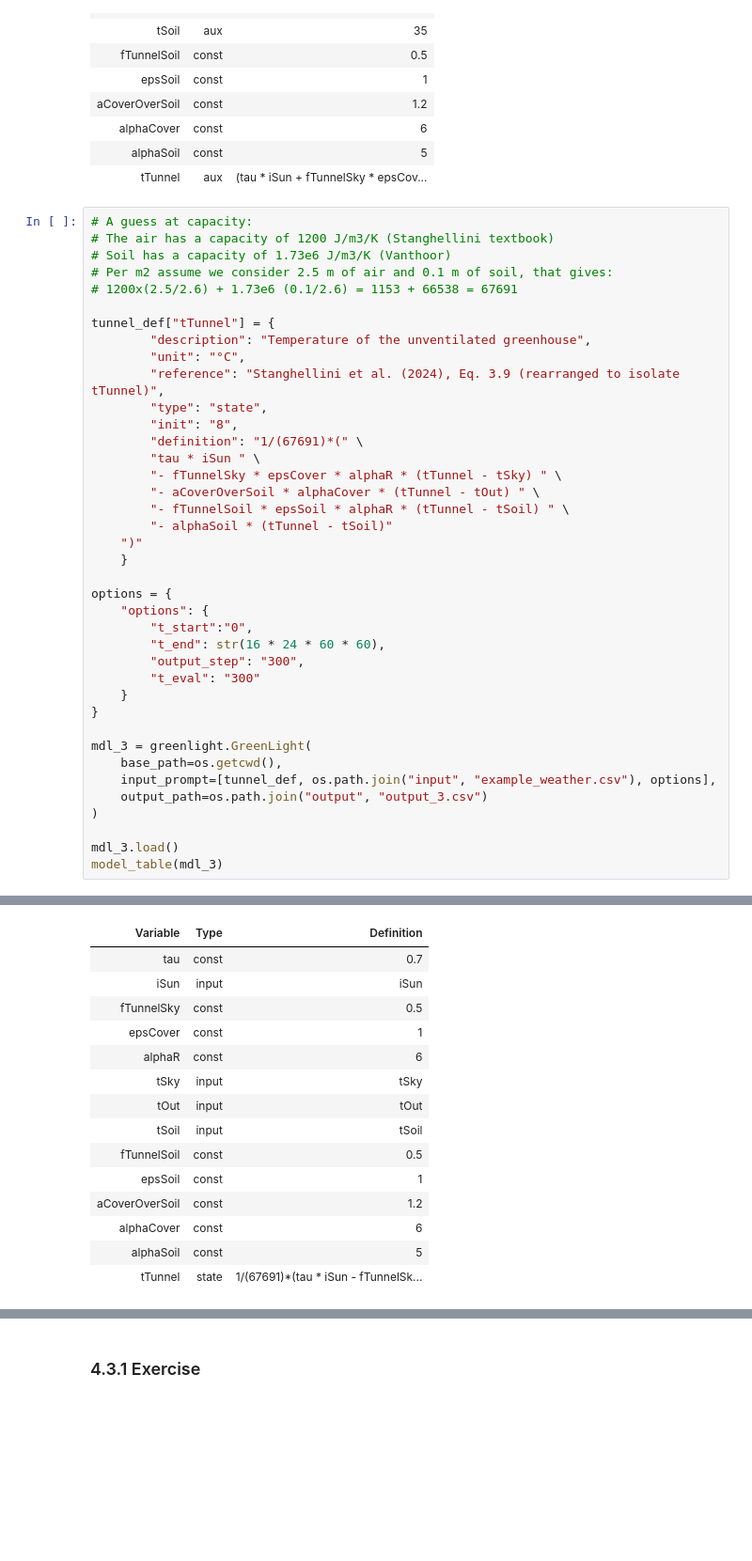
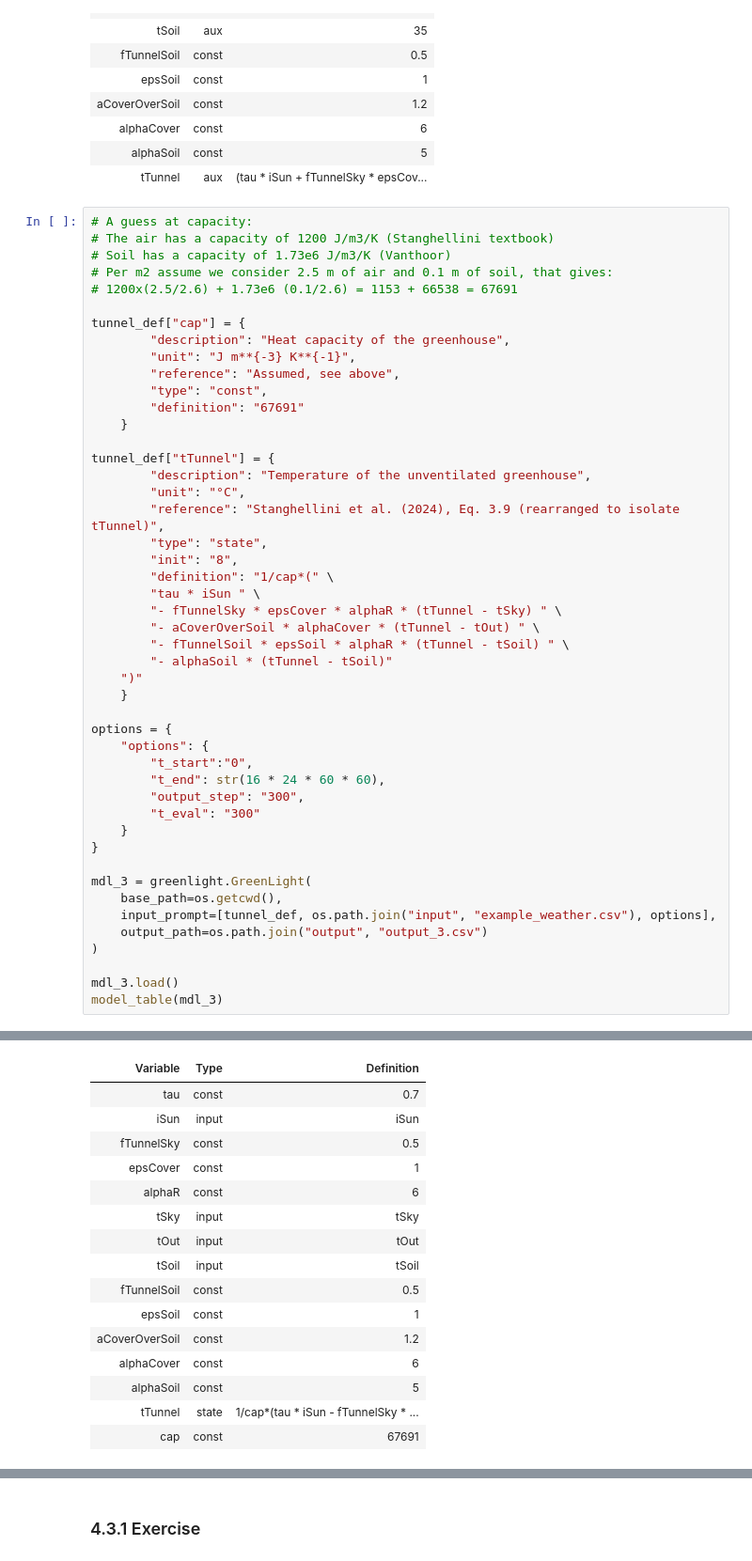
Before and after one commit to davkat1/intro_gh_modelling_draft, a Jupyter notebook: notebooks/04_from_steady_state_to_dynamic_model.ipynb, the cells around one changed output, grey strips where cells are left out. Shown at 94% size. Cells and saved outputs as stored; diff of their text form; blank space fills up the shorter version.

```diff
--- a/notebooks/04_from_steady_state_to_dynamic_model.ipynb
+++ b/notebooks/04_from_steady_state_to_dynamic_model.ipynb
@@ -555,13 +581,21 @@ model_table(mdl)
 # Per m2 assume we consider 2.5 m of air and 0.1 m of soil, that gives:
 # 1200x(2.5/2.6) + 1.73e6 (0.1/2.6) = 1153 + 66538 = 67691
 
+tunnel_def["cap"] = {
+        "description": "Heat capacity of the greenhouse",
+        "unit": "J m**{-3} K**{-1}",
+        "reference": "Assumed, see above",
+        "type": "const",
+        "definition": "67691"
+    }
+
 tunnel_def["tTunnel"] = {
         "description": "Temperature of the unventilated greenhouse",
         "unit": "°C",
         "reference": "Stanghellini et al. (2024), Eq. 3.9 (rearranged to isolate tTunnel)",
         "type": "state",
         "init": "8",
-        "definition": "1/(67691)*(" \
+        "definition": "1/cap*(" \
         "tau * iSun " \
         "- fTunnelSky * epsCover * alphaR * (tTunnel - tSky) " \
         "- aCoverOverSoil * alphaCover * (tTunnel - tOut) " \
@@ -576,34 +610,35 @@ options = {
         "t_end": str(16 * 24 * 60 * 60),
         "output_step": "300",
         "t_eval": "300"
     }
 }
 
 mdl_3 = greenlight.GreenLight(
     base_path=os.getcwd(),
     input_prompt=[tunnel_def, os.path.join("input", "example_weather.csv"), options],
     output_path=os.path.join("output", "output_3.csv")
 )
 
 mdl_3.load()
 model_table(mdl_3)
 # %% [output]
 Loading model from input\example_weather.csv
 | Variable | Type | Definition |
 | tau | const | 0.7 |
 | iSun | input | iSun |
 | fTunnelSky | const | 0.5 |
 | epsCover | const | 1 |
 | alphaR | const | 6 |
 | tSky | input | tSky |
 | tOut | input | tOut |
 | tSoil | input | tSoil |
 | fTunnelSoil | const | 0.5 |
 | epsSoil | const | 1 |
 | aCoverOverSoil | const | 1.2 |
 | alphaCover | const | 6 |
 | alphaSoil | const | 5 |
-| tTunnel | state | 1/(67691)*(tau * iSun - fTunnelSk... |
+| tTunnel | state | 1/cap*(tau * iSun - fTunnelSky * ... |
+| cap | const | 67691 |
 # %%
 """ Run the model """
 mdl_3.run()
```
Also changed, not shown: parts of 19 cells of this notebook, 7 other files.
